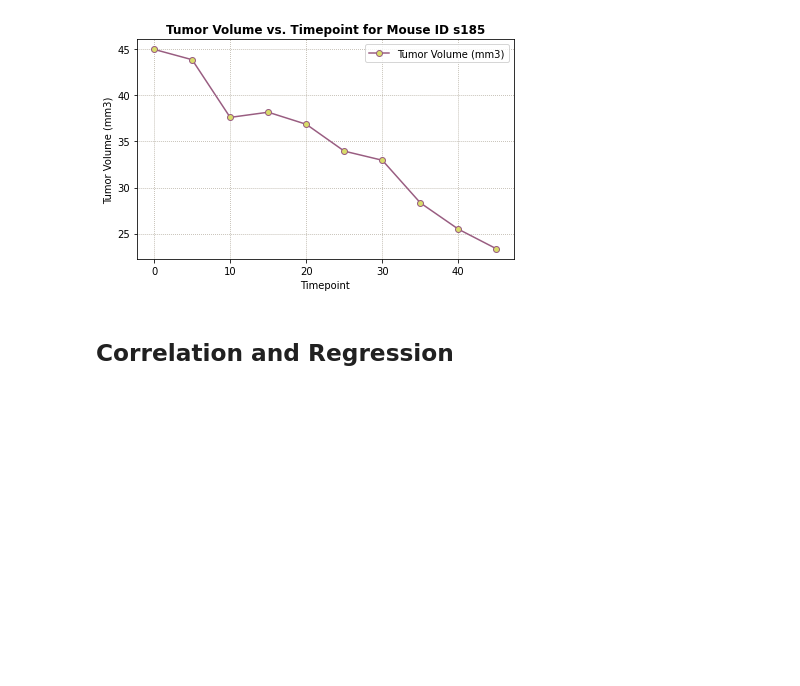
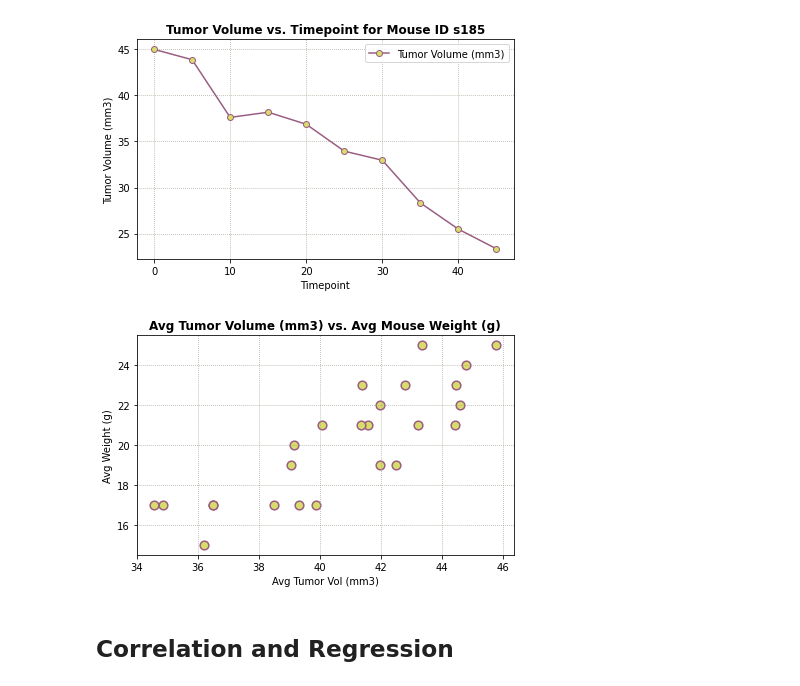
Before and after one commit to austin3216/matplotlib-challenge, a Jupyter notebook: pymaceuticals_starter.ipynb, the cells around one changed output. Drawn from its saved outputs; the diff is of its cells as text; code cells hidden in the pictures; blank space fills up the shorter version.

Commit message:
scatterplot solved

```diff
--- a/pymaceuticals_starter.ipynb
+++ b/pymaceuticals_starter.ipynb
@@ -395,3 +392,32 @@ plt.show()
+# %%
+# Generate a scatter plot of average tumor volume vs. mouse weight for the Capomulin regimen
+
+# get Capomulin data only for scatter plot
+capo_scatter = mouse_study_clean.loc[(mouse_study_clean['Drug Regimen'] == 'Capomulin')]
+
+# get average tumor volume for Capomulin regimen
+avg_tumor_vol = capo_scatter.groupby(capo_scatter['Mouse ID'])['Tumor Volume (mm3)'].mean()
+
+# get average weight for Capomulin regimen
+mouse_wgt = capo_scatter.groupby(capo_scatter['Mouse ID'])['Weight (g)'].mean()
+
+# chart and format scatterplot
+plt.scatter(avg_tumor_vol, mouse_wgt, color='#d8dc6a', edgecolors='#995d81', s=75, linewidth=1.5)
+
+# set and format title, y-axis label
+plt.title('Avg Tumor Volume (mm3) vs. Avg Mouse Weight (g)', weight='bold')
+plt.xlabel('Avg Tumor Vol (mm3)')
+plt.ylabel('Avg Weight (g)')
+
+# show and format grid lines
+plt.rc('grid', linestyle=':', color='#a39b8b', linewidth=.75)
+plt.grid(True)
+
+# show the scatter plot with efficient use of space
+plt.tight_layout()
+plt.show()
+# %% [output]
+[figure, added]
 # %% [markdown]
 ## Correlation and Regression
 # %%
```
Also changed, not shown: parts of 3 cells of this notebook.
